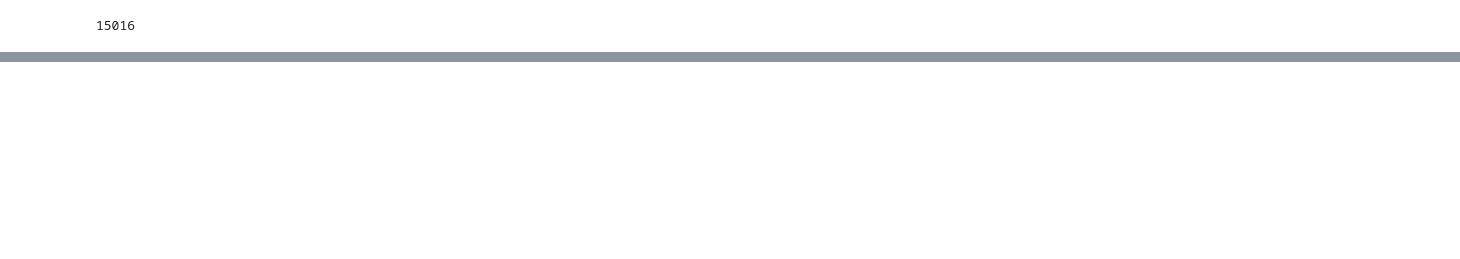
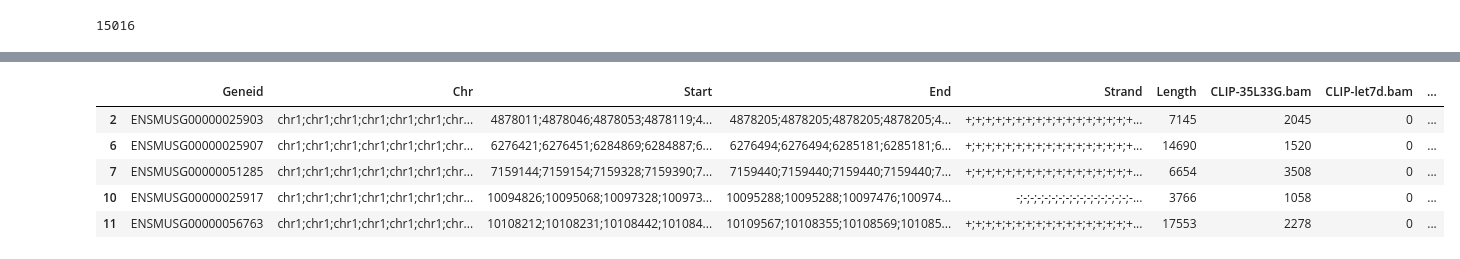
Before and after one commit to EunjinKwon/2024-Bioinformatics, a Jupyter notebook: Project.ipynb, the cells around one changed output, grey strips where cells are left out. Saved outputs shown, nothing was run; the diff lists cells and outputs as text; code cells hidden in the pictures; blank space fills up the shorter version.

```diff
--- a/Project.ipynb
+++ b/Project.ipynb
@@ -475,0 +390,11 @@ Index: []
+# %%
+cytoplasm = Data[Data['GO'].apply(lambda x: 'GO:0005737' in x and 'GO:0031966' not in x)]
+cytoplasm.head()
+#print(len(cytoplasm))
+# %% [output]
+|  | Geneid | Chr | Start | End | Strand | Length | CLIP-35L33G.bam | CLIP-let7d.bam | ... |
+| 2 | ENSMUSG00000025903 | chr1;chr1;chr1;chr1;chr1;chr1;chr... | 4878011;4878046;4878053;4878119;4... | 4878205;4878205;4878205;4878205;4... | +;+;+;+;+;+;+;+;+;+;+;+;+;+;+;+;+... | 7145 | 2045 | 0 | ... |
+| 6 | ENSMUSG00000025907 | chr1;chr1;chr1;chr1;chr1;chr1;chr... | 6276421;6276451;6284869;6284887;6... | 6276494;6276494;6285181;6285181;6... | +;+;+;+;+;+;+;+;+;+;+;+;+;+;+;+;+... | 14690 | 1520 | 0 | ... |
+| 7 | ENSMUSG00000051285 | chr1;chr1;chr1;chr1;chr1;chr1;chr... | 7159144;7159154;7159328;7159390;7... | 7159440;7159440;7159440;7159440;7... | +;+;+;+;+;+;+;+;+;+;+;+;+;+;+;+;+... | 6654 | 3508 | 0 | ... |
+| 10 | ENSMUSG00000025917 | chr1;chr1;chr1;chr1;chr1;chr1;chr... | 10094826;10095068;10097328;100973... | 10095288;10095288;10097476;100974... | -;-;-;-;-;-;-;-;-;-;-;-;-;-;-;-;-... | 3766 | 1058 | 0 | ... |
+| 11 | ENSMUSG00000056763 | chr1;chr1;chr1;chr1;chr1;chr1;chr... | 10108212;10108231;10108442;101084... | 10109567;10108355;10108569;101085... | +;+;+;+;+;+;+;+;+;+;+;+;+;+;+;+;+... | 17553 | 2278 | 0 | ... |
```
Also changed, not shown: parts of 19 cells of this notebook.
